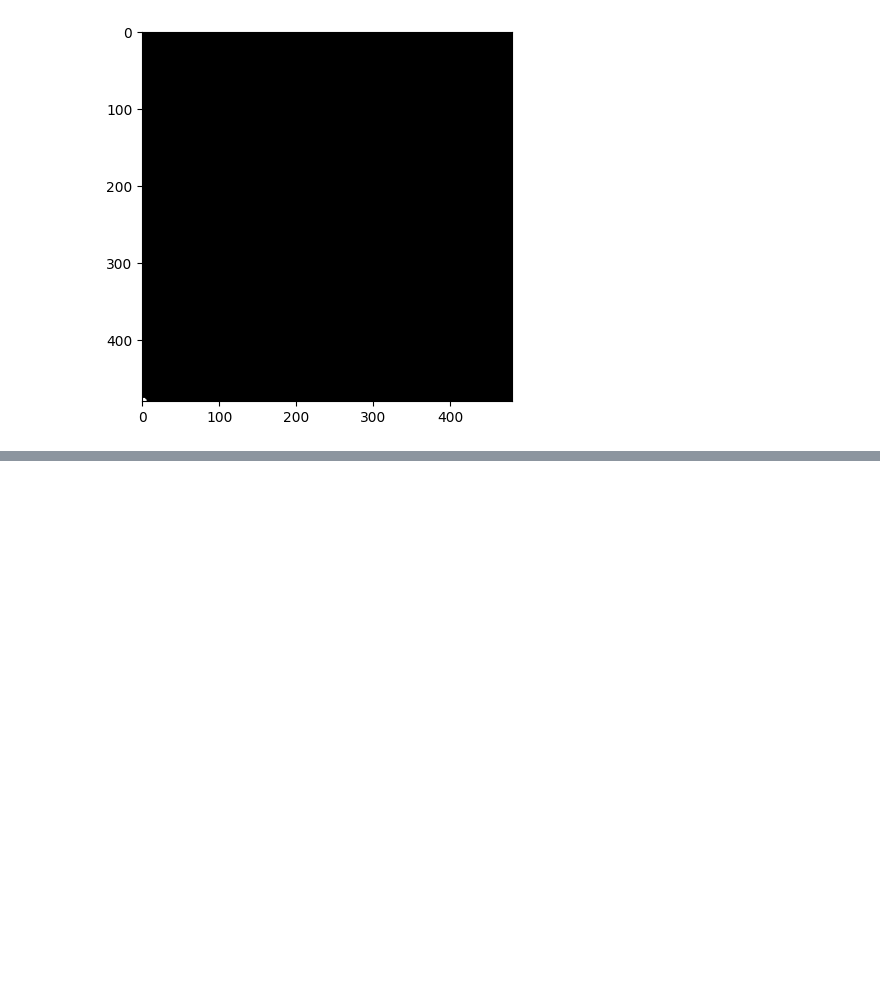
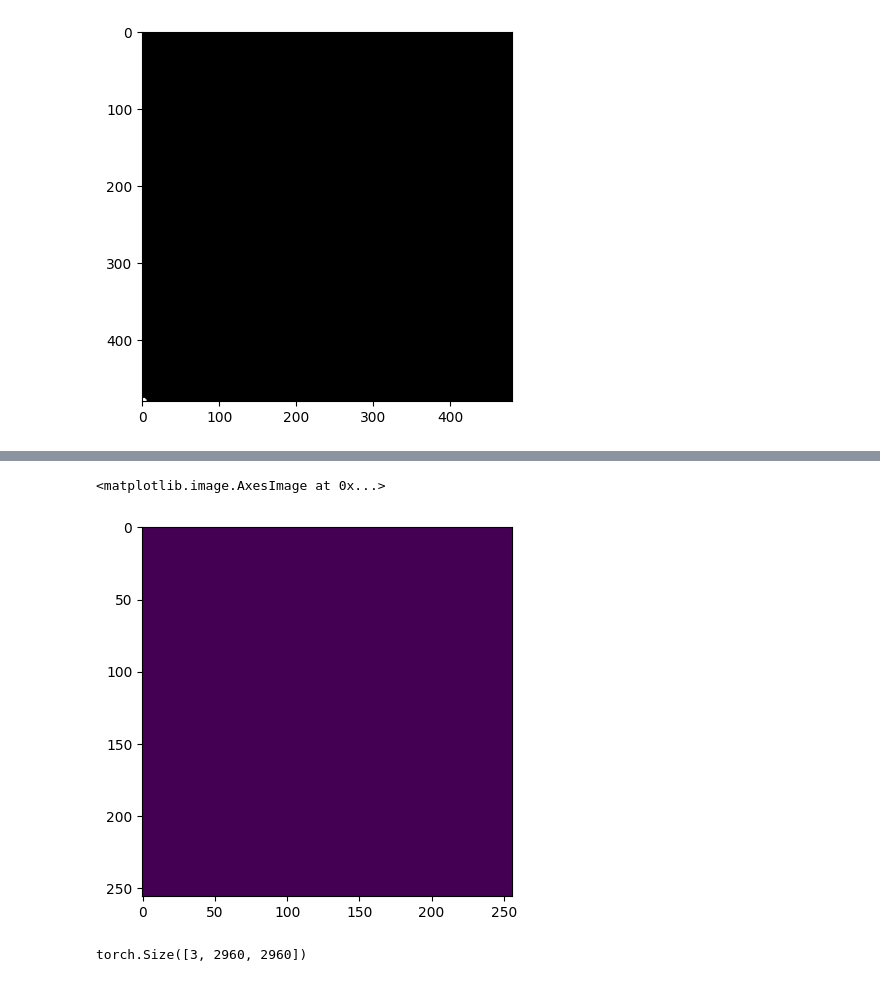
Before and after one commit to CaicedoLab/micronuclei-detection, a Jupyter notebook: notebooks/test_dataset.ipynb, the cells around one changed output, grey strips where cells are left out. Drawn from its saved outputs; the diff is of its cells as text; code cells hidden in the pictures; blank space fills up the shorter version.

```diff
--- a/notebooks/test_dataset.ipynb
+++ b/notebooks/test_dataset.ipynb
@@ -361,0 +507,7 @@ plt.imshow(pred, cmap='gray')
+# %%
+def create_batch(im, batch):
+    C,H,W = im.shape
+    batches = torch.zeros((batch,C,H,W))
+    batches[:,:,:,:] = im
+
+    return batches
@@ -361,0 +518,2 @@ plt.imshow(pred, cmap='gray')
+# %%
+batched_im = create_batch(im, batch=3)
@@ -361,0 +526,4 @@ plt.imshow(pred, cmap='gray')
+# %%
+device = 'cuda:0'
+batched_im = batched_im.to(device)
+grid = grid.to(device)
@@ -361,0 +536,2 @@ plt.imshow(pred, cmap='gray')
+# %%
+patches = torch.nn.functional.grid_sample(batched_im, grid, mode='bilinear')
@@ -361,0 +556,9 @@ plt.imshow(pred, cmap='gray')
+# %%
+plt.imshow(patches[0,0,:,:].cpu().numpy())
+# %% [output]
+<matplotlib.image.AxesImage at 0x...>
+[figure, added]
+# %%
+print(im.shape)
+# %% [output]
+torch.Size([3, 2960, 2960])
```
Also changed, not shown: parts of 35 cells of this notebook, 7 other files.
